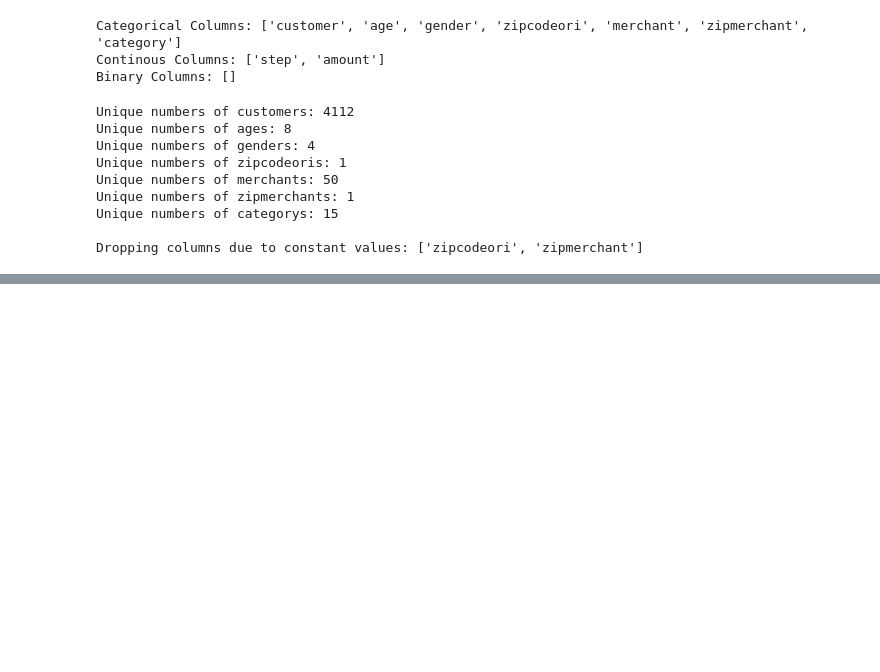
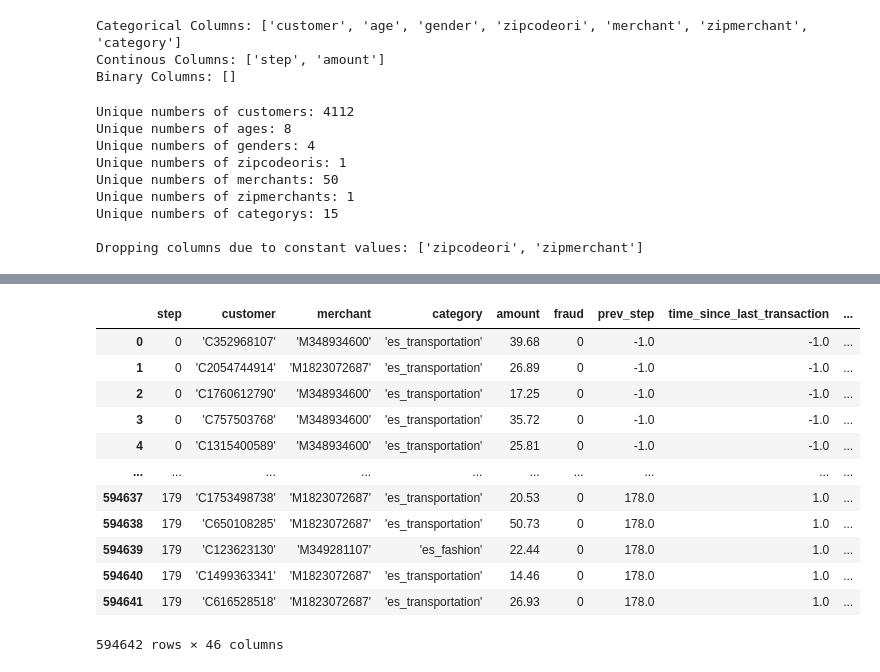
Before and after one commit to BaguetteJet/Fraud-Transaction-Detection, a Jupyter notebook: notebooks/data_books/RollingFeatureExtract.ipynb, the cells around one changed output, grey strips where cells are left out. Cells and saved outputs as stored; diff of their text form; code cells hidden in the pictures; blank space fills up the shorter version.

```diff
--- a/notebooks/data_books/RollingFeatureExtract.ipynb
+++ b/notebooks/data_books/RollingFeatureExtract.ipynb
@@ -193,0 +226,3 @@ True
+# %%
+df = df.sort_index()
+df
@@ -193,0 +243,20 @@ True
+# %%
+df["global_transaction_count"] = df.index
+
+df["global_amount_sum"] = df["amount"].cumsum() - df["amount"]
+df["global_amount_sum"] = df["global_amount_sum"].fillna(0)
+
+df["global_avg_amount"] = df["global_amount_sum"] / df["global_transaction_count"]
+df["global_avg_amount"] = df["global_avg_amount"].fillna(df["amount"])
+
+df["global_amount_ratio"] = df["amount"] / df["global_avg_amount"]
+df["global_log_amount_ratio"] = np.log1p(df["global_amount_ratio"])
+
+df["global_std_amount"] = df["amount"].expanding().std().shift(1).reset_index(drop=True)
+df["global_std_amount"] = df["global_std_amount"].fillna(0)
+
+df["global_z_score"] = (df["amount"] - df["global_avg_amount"]) / df["global_std_amount"]
+df["global_z_score"] = df["global_z_score"].fillna(0)
+df["global_z_score"] = df["global_z_score"].replace([np.inf, -np.inf], 0)
+
+df
@@ -193,0 +290,20 @@ True
+# %%
+df = pd.get_dummies(df, columns=["age", "gender"], drop_first=True)
+
+bool_cols = df.select_dtypes(include=["bool"]).columns
+df[bool_cols] = df[bool_cols].astype(int)
+df
+# %% [output]
+|  | step | customer | merchant | category | amount | fraud | prev_step | time_since_last_transaction | ... |
+| 0 | 0 | 'C352968107' | 'M348934600' | 'es_transportation' | 39.68 | 0 | -1.0 | -1.0 | ... |
+| 1 | 0 | 'C2054744914' | 'M1823072687' | 'es_transportation' | 26.89 | 0 | -1.0 | -1.0 | ... |
+| 2 | 0 | 'C1760612790' | 'M348934600' | 'es_transportation' | 17.25 | 0 | -1.0 | -1.0 | ... |
+| 3 | 0 | 'C757503768' | 'M348934600' | 'es_transportation' | 35.72 | 0 | -1.0 | -1.0 | ... |
+| 4 | 0 | 'C1315400589' | 'M348934600' | 'es_transportation' | 25.81 | 0 | -1.0 | -1.0 | ... |
+| ... | ... | ... | ... | ... | ... | ... | ... | ... | ... |
+| 594637 | 179 | 'C1753498738' | 'M1823072687' | 'es_transportation' | 20.53 | 0 | 178.0 | 1.0 | ... |
+| 594638 | 179 | 'C650108285' | 'M1823072687' | 'es_transportation' | 50.73 | 0 | 178.0 | 1.0 | ... |
+| 594639 | 179 | 'C123623130' | 'M349281107' | 'es_fashion' | 22.44 | 0 | 178.0 | 1.0 | ... |
+| 594640 | 179 | 'C1499363341' | 'M1823072687' | 'es_transportation' | 14.46 | 0 | 178.0 | 1.0 | ... |
+| 594641 | 179 | 'C616528518' | 'M1823072687' | 'es_transportation' | 26.93 | 0 | 178.0 | 1.0 | ... |
+594642 rows × 46 columns
```
Also changed, not shown: parts of 11 cells of this notebook.
